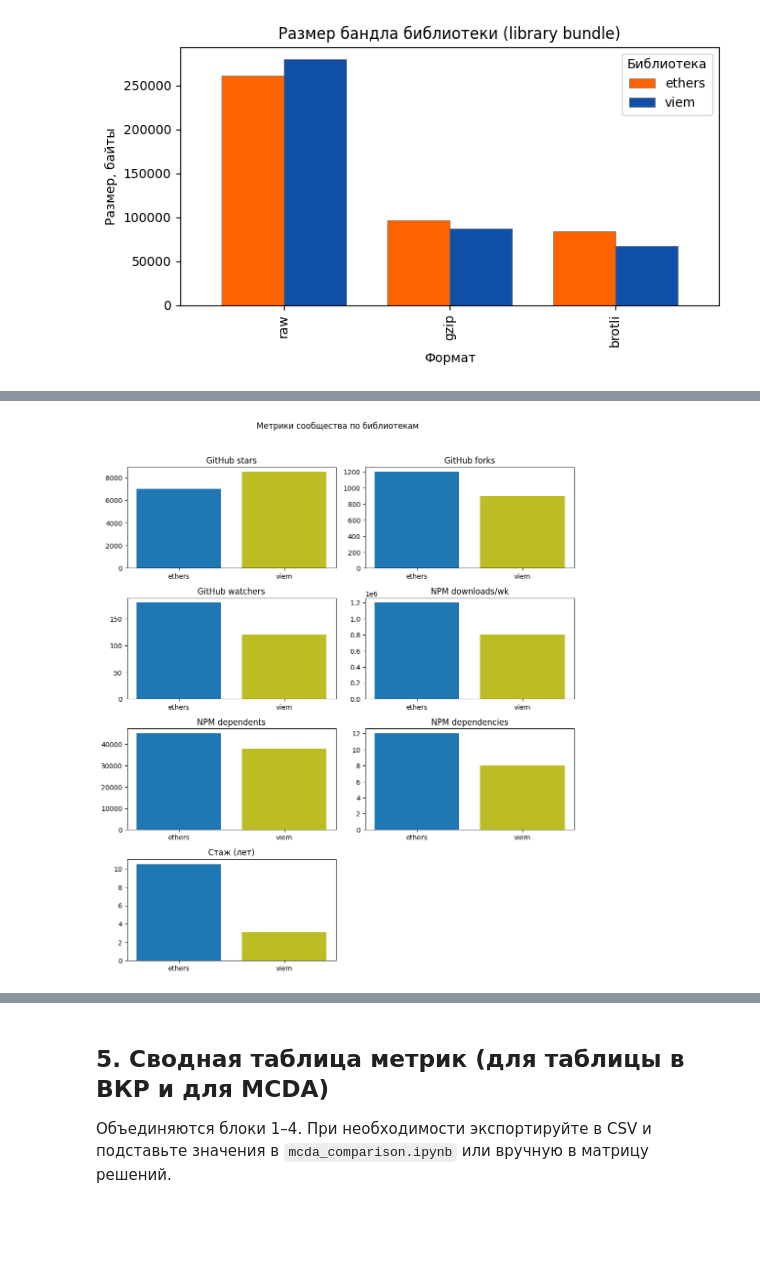
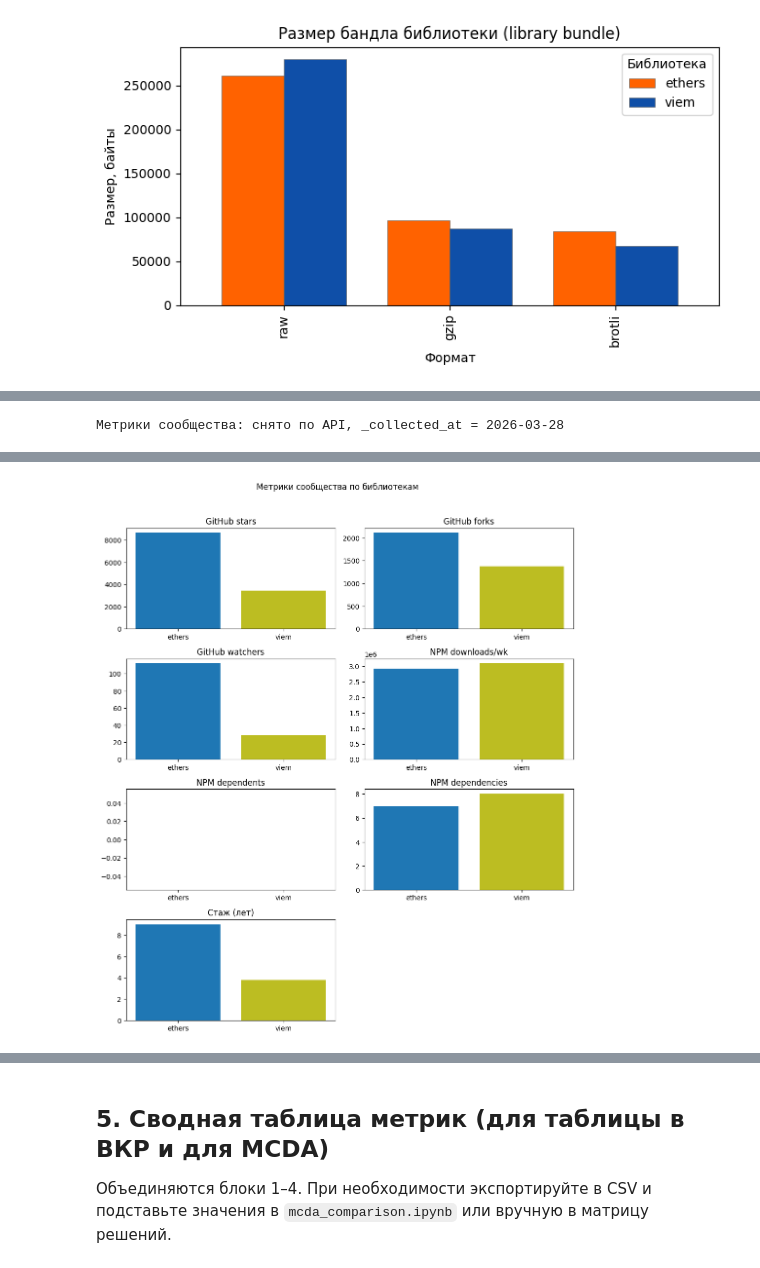
Before and after one commit to aka-Steam/web3libs, a Jupyter notebook: analysis/vkr_metrics_chapter.ipynb, the cells around one changed output, grey strips where cells are left out. Drawn from its saved outputs; the diff is of its cells as text; code cells hidden in the pictures; blank space fills up the shorter version.

Commit message:
feat: add dynamic fetch community metrics

```diff
--- a/analysis/vkr_metrics_chapter.ipynb
+++ b/analysis/vkr_metrics_chapter.ipynb
@@ -496,7 +504,43 @@ def years_between(start: date, end: date) -> float:
     return (end - start).days / 365.25
 
 
-comm = load_community()
+# True: GitHub + npm API (analysis/community_api.py). False: только JSON.
+FETCH_COMMUNITY_FROM_API = True
+
+
+def get_community_data() -> dict[str, dict[str, Any]]:
+    if not FETCH_COMMUNITY_FROM_API:
+        return load_community()
+    import sys
+
+    analysis_dir = ROOT / "analysis"
+    p = str(analysis_dir.resolve())
+    if p not in sys.path:
+        sys.path.insert(0, p)
+    try:
+        from community_api import fetch_community_metrics
+
+        raw = fetch_community_metrics(LIBRARIES, analysis_dir, reference_date=REFERENCE_DATE)
+        print("Метрики сообщества: снято по API, _collected_at =", raw.get("_collected_at"))
+        if raw.get("_sources_missing"):
+            warnings.warn(
+                f"Нет записи в community_sources.json для: {raw['_sources_missing']}",
+                stacklevel=2,
+            )
+        for lib in LIBRARIES:
+            row = raw.get(lib) or {}
+            if int(row.get("npm_dependents") or 0) == 0:
+                warnings.warn(
+                    f"{lib}: npm_dependents=0 — задайте community_dependents_overrides.json или env NPM_DEPENDENTS_*",
+                    stacklevel=2,
+                )
+        return {k: v for k, v in raw.items() if not str(k).startswith("_")}
+    except Exception as exc:
+        warnings.warn(f"Запрос метрик по API не удался ({exc!r}). Загрузка из JSON.", stacklevel=2)
+        return load_community()
+
+
+comm = get_community_data()
 c_rows = []
 for lib in LIBRARIES:
     row = comm.get(lib, {})
@@ -536,4 +580,5 @@ if sub.notna().sum().sum() > len(num_cols):
 else:
     print("Недостаточно чисел для корреляционной матрицы — заполните community_metrics.json")
 # %% [output]
+Метрики сообщества: снято по API, _collected_at = 2026-03-28
 |  | lib | github_stars | github_forks | github_watchers | npm_weekly_downloads | npm_dependents | ... |
@@ -542,2 +587,2 @@ else:
-[figure, old version]
+[figure, new version]
 |  | github_stars | github_forks | github_watchers | npm_weekly_downloads | npm_dependents | npm_dependencies | ... |
```
Also changed, not shown: parts of 6 cells of this notebook, 5 other files.
